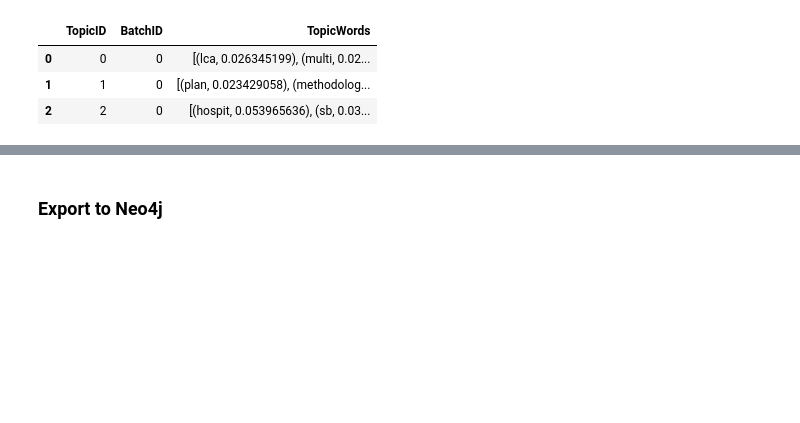
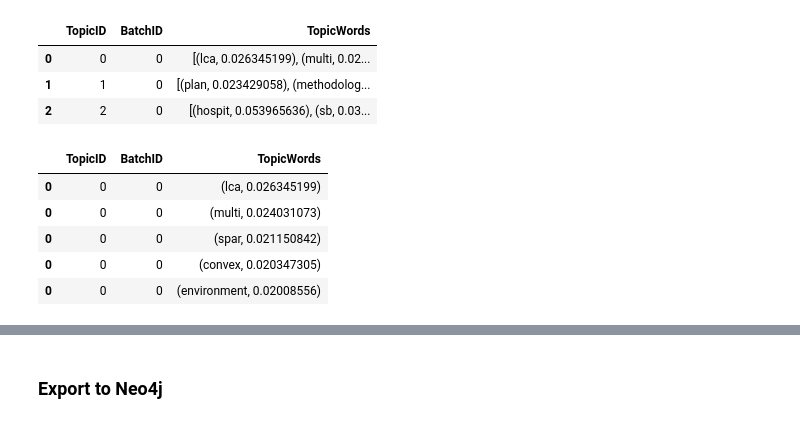
Before and after one commit to GiuliaLanzillotta/ETH_SEARCH, a Jupyter notebook: Topics_import.ipynb, the cells around one changed output, grey strips where cells are left out. Cells and saved outputs as stored; diff of their text form; code cells hidden in the pictures; blank space fills up the shorter version.

```diff
--- a/Topics_import.ipynb
+++ b/Topics_import.ipynb
@@ -225,0 +248,9 @@ topics_df.head(3)
+# %%
+topics_exploded.head()
+# %% [output]
+|  | TopicID | BatchID | TopicWords |
+| 0 | 0 | 0 | (lca, 0.026345199) |
+| 0 | 0 | 0 | (multi, 0.024031073) |
+| 0 | 0 | 0 | (spar, 0.021150842) |
+| 0 | 0 | 0 | (convex, 0.020347305) |
+| 0 | 0 | 0 | (environment, 0.02008556) |
```
Also changed, not shown: parts of 11 cells of this notebook.
